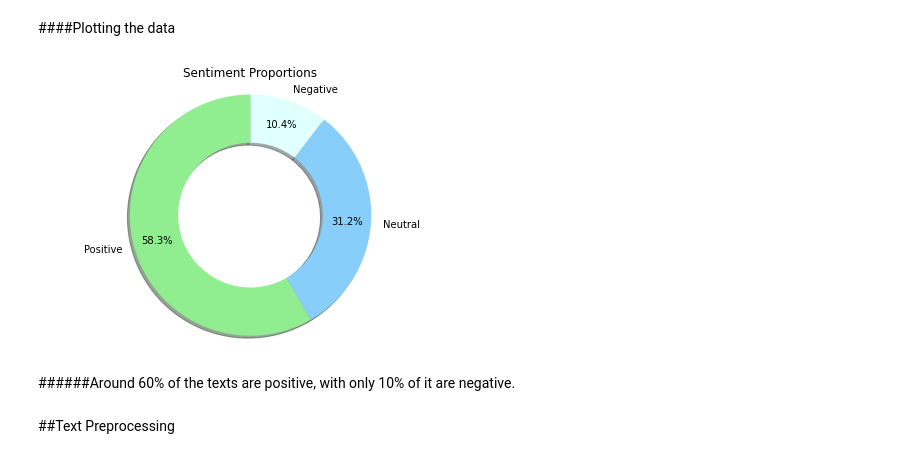
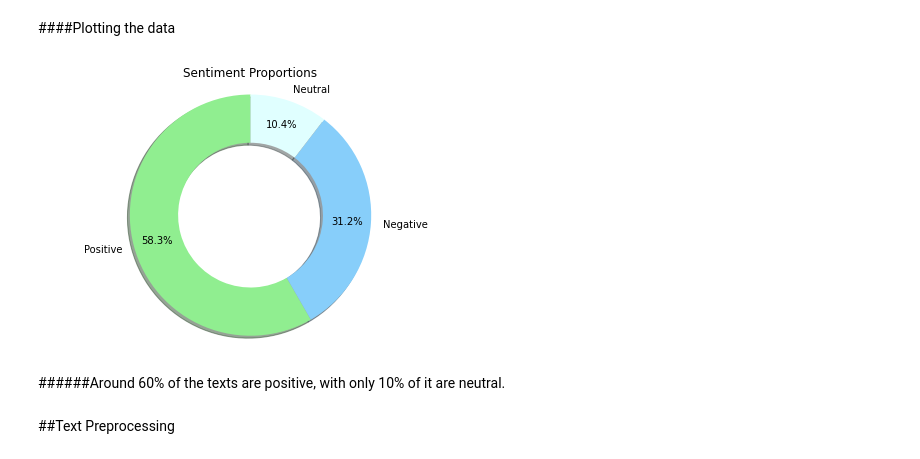
Before and after one commit to daffabilnadzary1/SA-Indonesia-API, a Jupyter notebook: Sentiment_Analysis_Bahasa_Indonesia_Kedata.ipynb, the cells around one changed output. Cells and saved outputs as stored; diff of their text form; code cells hidden in the pictures.

```diff
--- a/Sentiment_Analysis_Bahasa_Indonesia_Kedata.ipynb
+++ b/Sentiment_Analysis_Bahasa_Indonesia_Kedata.ipynb
@@ -88,22 +136,22 @@ def pieChart(sizes, ax, angle=90, labels = None, colors = None, explode = None,
 # %%
 # Plot arguments
 sizes = train_df.label.value_counts()
-labels = ['Positive', 'Neutral', 'Negative']
+labels = ['Positive', 'Negative', 'Neutral']
 colors = ['lightgreen', 'lightskyblue', 'lightcyan']
 explode = (0, 0, 0)
 
 # Create axes
 f, ax = plt.subplots(figsize = (6, 4))
 
 # plot the chart
 pieChart(sizes, ax, 90, labels, colors=colors, explode = explode, shadow = True)
 ax.set_title('Sentiment Proportions')
 
 plt.show()
 # %% [output]
-[figure, old version]
+[figure, new version]
 # %% [markdown]
-######Around 60% of the texts are positive, with only 10% of it are negative.
+######Around 60% of the texts are positive, with only 10% of it are neutral.
 # %% [markdown]
 ##Text Preprocessing
 # %% [markdown]
```
Also changed, not shown: parts of 19 cells of this notebook.
